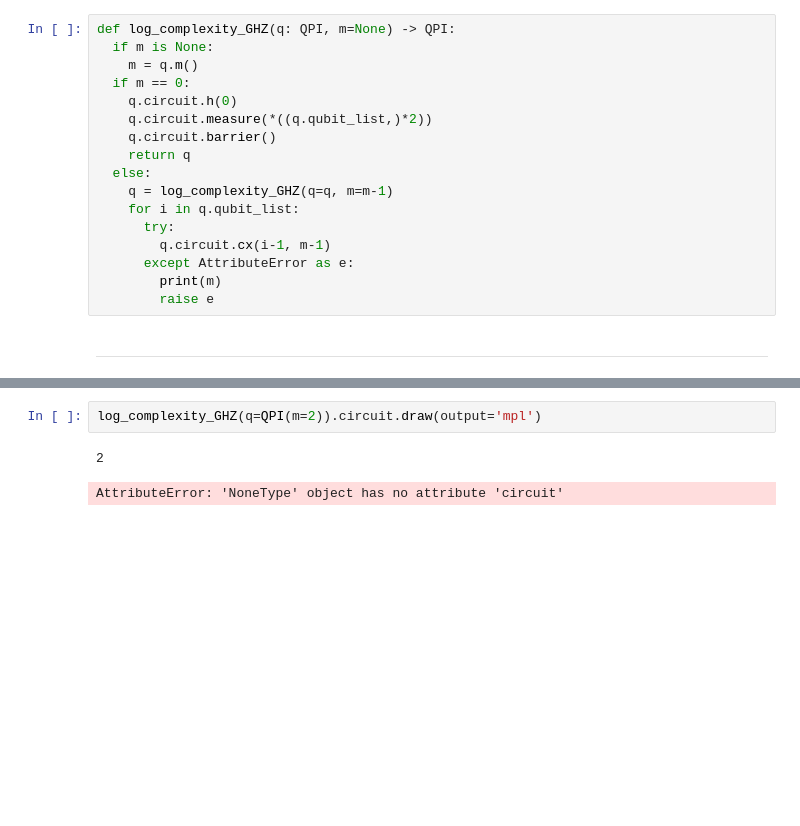
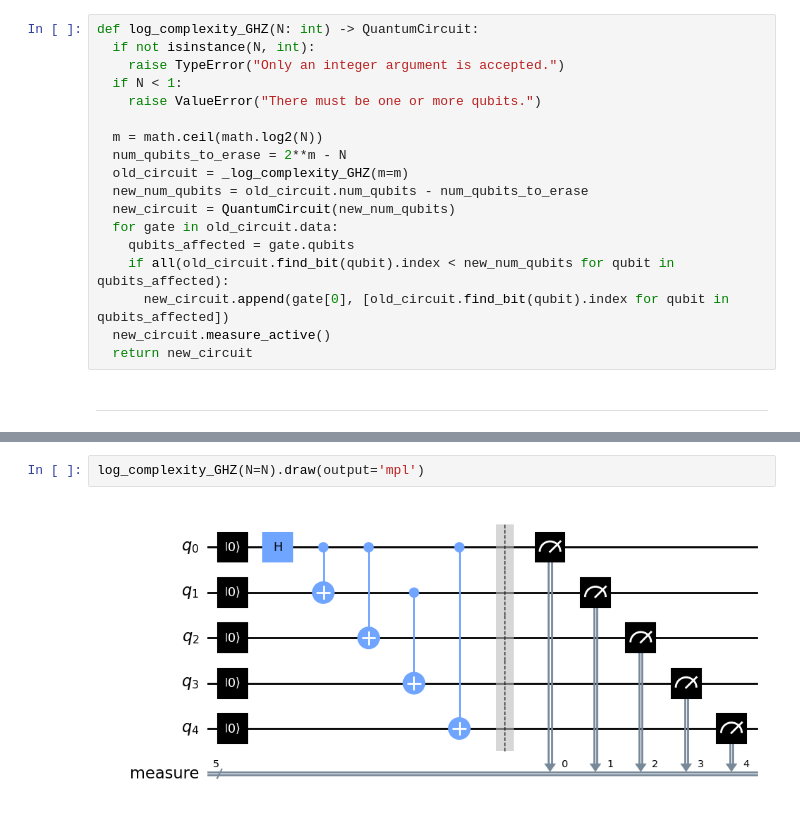
Before and after one commit to Kapral67/CSCI420-Research, a Jupyter notebook: data/init.ipynb, the cells around one changed output, grey strips where cells are left out. Drawn from its saved outputs; the diff is of its cells as text; blank space fills up the shorter version.

```diff
--- a/data/init.ipynb
+++ b/data/init.ipynb
@@ -63,21 +59,22 @@ def linear_complexity_GHZ(m: int) -> QPI:
 # %% [markdown]
 ### Generate Logaritmic Complexity Circuits for $|\text{GHZ}_N\rangle$
-# %%
-def log_complexity_GHZ(q: QPI, m=None) -> QPI:
-  if m is None:
-    m = q.m()
-  if m == 0:
-    q.circuit.h(0)
-    q.circuit.measure(*((q.qubit_list,)*2))
-    q.circuit.barrier()
-    return q
-  else:
-    q = log_complexity_GHZ(q=q, m=m-1)
-    for i in q.qubit_list:
-      try:
-        q.circuit.cx(i-1, m-1)
-      except AttributeError as e:
-        print(m)
-        raise e
+# %%
+def log_complexity_GHZ(N: int) -> QuantumCircuit:
+  if not isinstance(N, int):
+    raise TypeError("Only an integer argument is accepted.")
+  if N < 1:
+    raise ValueError("There must be one or more qubits.")
+
+  m = math.ceil(math.log2(N))
+  num_qubits_to_erase = 2**m - N
+  old_circuit = _log_complexity_GHZ(m=m)
+  new_num_qubits = old_circuit.num_qubits - num_qubits_to_erase
+  new_circuit = QuantumCircuit(new_num_qubits)
+  for gate in old_circuit.data:
+    qubits_affected = gate.qubits
+    if all(old_circuit.find_bit(qubit).index < new_num_qubits for qubit in qubits_affected):
+      new_circuit.append(gate[0], [old_circuit.find_bit(qubit).index for qubit in qubits_affected])
+  new_circuit.measure_active()
+  return new_circuit
 # %% [markdown]
 ---
@@ -86,5 +87,4 @@ def log_complexity_GHZ(q: QPI, m=None) -> QPI:
 # %%
-log_complexity_GHZ(q=QPI(m=2)).circuit.draw(output='mpl')
+log_complexity_GHZ(N=N).draw(output='mpl')
 # %% [output]
-2
-AttributeError: 'NoneType' object has no attribute 'circuit'
+[figure, added]
```
Also changed, not shown: parts of 10 cells of this notebook.
